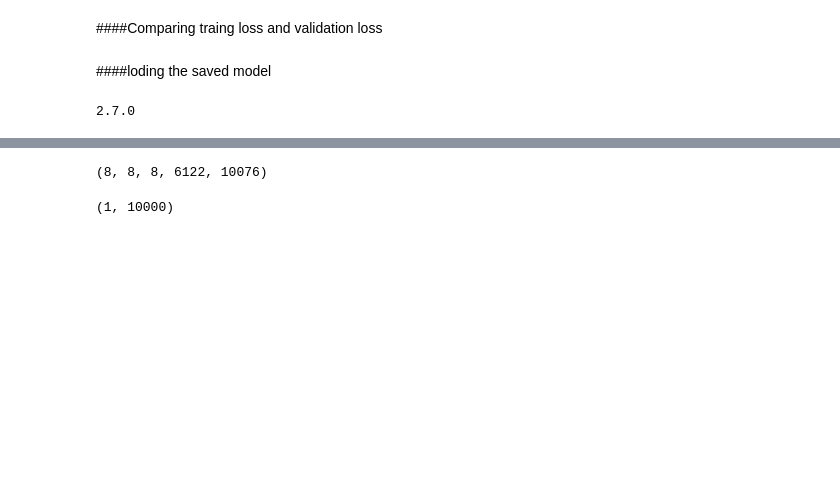
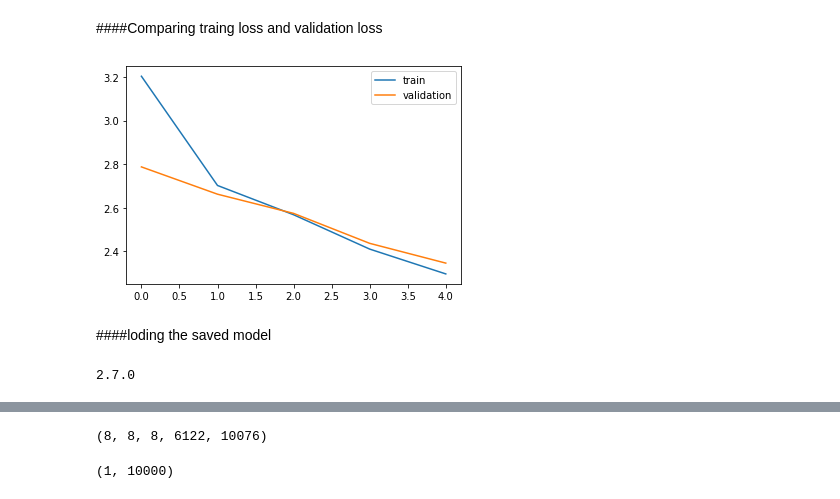
Before and after one commit to sachchit-k/NlpProj, a Jupyter notebook: IntershipStudioProj.ipynb, the cells around one changed output, grey strips where cells are left out. Cells and saved outputs as stored; diff of their text form; code cells hidden in the pictures; blank space fills up the shorter version.

```diff
--- a/IntershipStudioProj.ipynb
+++ b/IntershipStudioProj.ipynb
@@ -182,10 +205,10 @@ model.compile(optimizer=rms,loss='sparse_categorical_crossentropy')
 # rms = optimizers.RMSprop(lr=0.001)
 # model.compile(optimizer=rms, loss='sparse_categorical_crossentropy')
 # %%
-# filename='model.h1.24_sachchit'
-# checkpoint=ModelCheckpoint(filename,monitor='val_loss',verbose=1,save_best_only=True,mode='min')
+filename='model.h1.24_sachchit'
+checkpoint=ModelCheckpoint(filename,monitor='val_loss',verbose=1,save_best_only=True,mode='min')
 
-# history=model.fit(trainX,trainY.reshape(trainY.shape[0],trainY.shape[1],1),
-#                   epochs=5,batch_size=512,
-#                   validation_split=0.2,
-#                   callbacks=[checkpoint],verbose=1)
+history=model.fit(trainX,trainY.reshape(trainY.shape[0],trainY.shape[1],1),
+                  epochs=5,batch_size=512,
+                  validation_split=0.2,
+                  callbacks=[checkpoint],verbose=1)
@@ -192,11 +240,17 @@ model.compile(optimizer=rms,loss='sparse_categorical_crossentropy')
 # %% [markdown]
 ####Comparing traing loss and validation loss
 # %%
-# plt.plot(history.history['loss'])
-# plt.plot(history.history['val_loss'])
-# plt.legend(['train','validation'])
-# plt.show()
+plt.plot(history.history['loss'])
+plt.plot(history.history['val_loss'])
+plt.legend(['train','validation'])
+plt.show()
+# %% [output]
+[figure, added]
 # %% [markdown]
 ####loding the saved model
 # %%
 # import numpy as np
+import tensorflow
+print(tensorflow.__version__)
+# %% [output]
+2.7.0
@@ -205,7 +257,2 @@ model.compile(optimizer=rms,loss='sparse_categorical_crossentropy')
-# %%
-import tensorflow
-print(tensorflow.__version__)
-# %% [output]
-2.7.0
 # %%
 model=load_model('/content/drive/MyDrive/Proj/1.PROJ/InternshipStudio/model.h1.24_sachchit')
```
Also changed, not shown: parts of 20 cells of this notebook.
